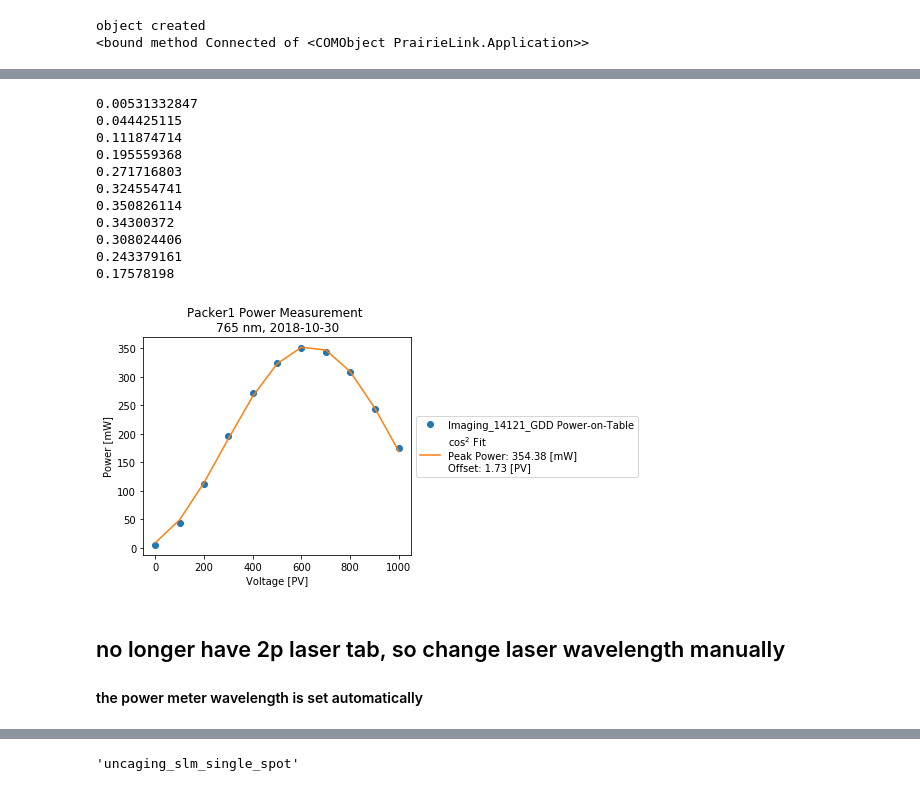
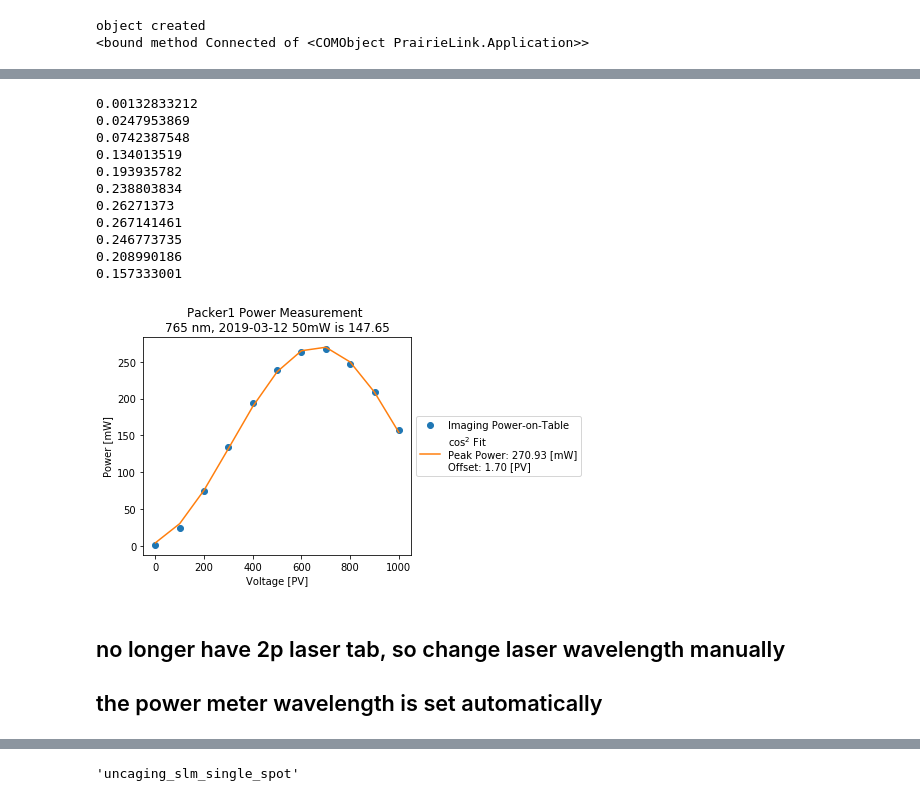
Before and after one commit to neuromantic99/bruker_calibration, a Jupyter notebook: powerMeasurements/DigitalPowerMeasurements.ipynb, the cells around one changed output, grey strips where cells are left out. Drawn from its saved outputs; the diff is of its cells as text; code cells hidden in the pictures.

```diff
--- a/powerMeasurements/DigitalPowerMeasurements.ipynb
+++ b/powerMeasurements/DigitalPowerMeasurements.ipynb
@@ -19,7 +19,10 @@ from ThorlabsPM100 import ThorlabsPM100 # actually knows how to talk to the powe
 # construct Packer-xkcd-compliant datestring
 datestring = date.today().isoformat()
 
-folder = r"F:\Data\jrowland\{}\PowerMeasurements".format(datestring)
+# type your name here (formated as in F drive)
+name = 'rlees'
+
+folder = r"F:\Data\{0}\{1}\PowerMeasurements".format(name, datestring)
 
 if not os.path.exists(folder):
     os.makedirs(folder)
@@ -108,9 +114,8 @@ pm100 = DigitalPowerMeasurer(pl,rm,[resource_list[0]])
 # %%
 laser_name = 'Imaging'
 wavelength = 765
-
 #pl.SendScriptCommands('-SetMultiPhotonWavelength' + ' ' + str(wavelength) + ' ' + str(1))
-# Allow Chameleon to change its colours
+#Allow Chameleon to change its colours
 #time.sleep(15)
 
 powerspace = np.arange(0,1100,100)
@@ -121,57 +126,67 @@ voltage_array = np.zeros(len_powerspace)
 
 for i in range(len_powerspace):
     voltage_array[i] = pm100.measure('Imaging', wavelength, powerspace[i],6)
-    time.sleep(6)
+    #time.sleep(3)
     print(voltage_array[i])
 # %% [output]
-0.00531332847
-0.044425115
-0.111874714
-0.195559368
-0.271716803
-0.324554741
-0.350826114
-0.34300372
-0.308024406
-0.243379161
-0.17578198
+0.00132833212
+0.0247953869
+0.0742387548
+0.134013519
+0.193935782
+0.238803834
+0.26271373
+0.267141461
+0.246773735
+0.208990186
+0.157333001
 # %%
-laser_name = 'Imaging_14121_GDD'
-
 guess = (0.14,1/500,1)
 popt, pcov = curve_fit(pockel_curve,powerspace,voltage_array,guess)
 
 fig = plt.figure()
 ax = plt.subplot(111)
 
 ax.plot(powerspace,1000*voltage_array,linestyle='None',marker='o',label=laser_name + ' Power-on-Table')
 ax.plot(powerspace,1000*pockel_curve(powerspace,*popt),label=r"cos$^{2}$ Fit" + "\n"
          r"Peak Power: {:.2f} [mW]".format(popt[0]*1000) + "\n" +
          "Offset: {:.2f} [PV]".format(popt[2]))
 
+
+#numerically get the PV power for 50mW
+test_PVs = np.linspace(0,500,1000)
+power = []
+for i in test_PVs:
+
+    power.append(pockel_curve(i,*popt) * 1000)
+
+fifty_diff = [50 - i for i in power]
+fifty_IND = np.argmin(np.abs(fifty_diff))
+fifty_PV = np.round(test_PVs[fifty_IND],2)
+
+
 # Shrink current axis by 20%
 box = ax.get_position()
 ax.set_position([box.x0, box.y0, box.width * 0.8, box.height])
 
 # Put a legend to the right of the current axis
 legend = ax.legend(loc='center left', bbox_to_anchor=(1, 0.5))
 plt.xlabel("Voltage [PV]")
 plt.ylabel("Power [mW]")
-plt.title("Packer1 Power Measurement \n" + str(wavelength) + " nm, " + datestring)
+plt.title("Packer1 Power Measurement \n" + str(wavelength) + " nm, " + datestring + ' 50mW is {}'.format(fifty_PV))
 
 # construct Packer-xkcd-compliant datestring
 datestring = date.today().isoformat()
 operator = "mloidolt"
-
 
 os.chdir(folder)
 plt.savefig(datestring+'_'+laser_name+'_'+str(wavelength)+".pdf",bbox_extra_artists=(legend,), bbox_inches='tight')
 np.save(datestring+'_'+laser_name+'_'+str(wavelength)+'_'+'powerspace',powerspace)
 np.save(datestring+'_'+laser_name+'_'+str(wavelength)+'_'+'voltage_array',voltage_array)
 np.save(datestring+'_'+laser_name+'_'+str(wavelength)+'_'+'popt',popt)
 np.save(datestring+'_'+laser_name+'_'+str(wavelength)+'_'+'pcov',pcov)
 # %% [output]
-[figure, old version]
+[figure, new version]
 # %% [markdown]
 ## no longer have 2p laser tab, so change laser wavelength manually
-#### the power meter wavelength is set automatically
+## the power meter wavelength is set automatically
```
Also changed, not shown: parts of 12 cells of this notebook, 7 other files.
